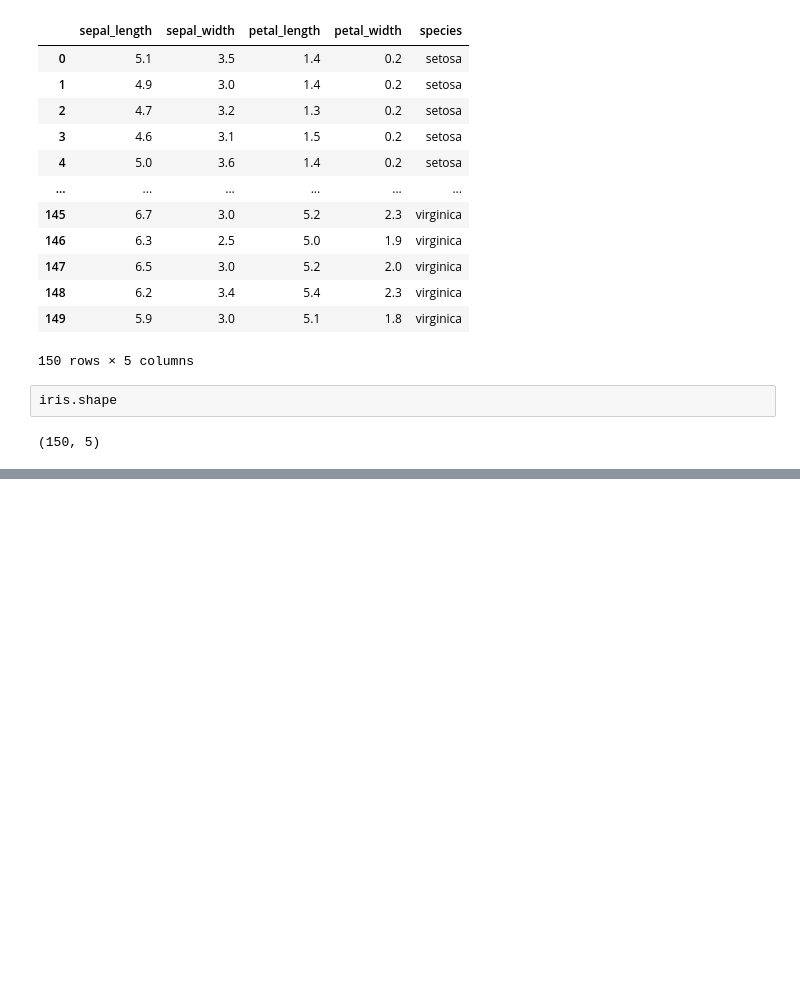
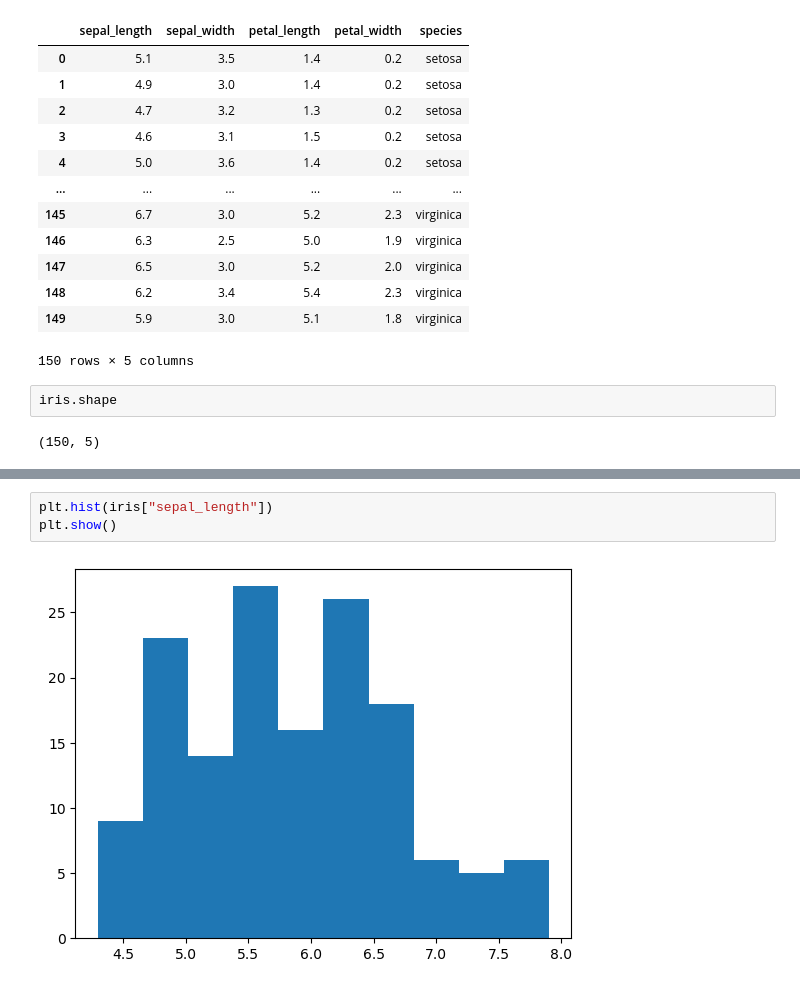
Before and after one commit to Gracemasebinu/iris, a Jupyter notebook: iris_project.ipynb, the cells around one changed output, grey strips where cells are left out. Cells and saved outputs as stored; diff of their text form; blank space fills up the shorter version.

```diff
--- a/iris_project.ipynb
+++ b/iris_project.ipynb
@@ -28,0 +165,5 @@ iris.shape
+# %%
+plt.hist(iris["sepal_length"])
+plt.show()
+# %% [output]
+[figure, added]
```
Also changed, not shown: parts of 31 cells of this notebook.
